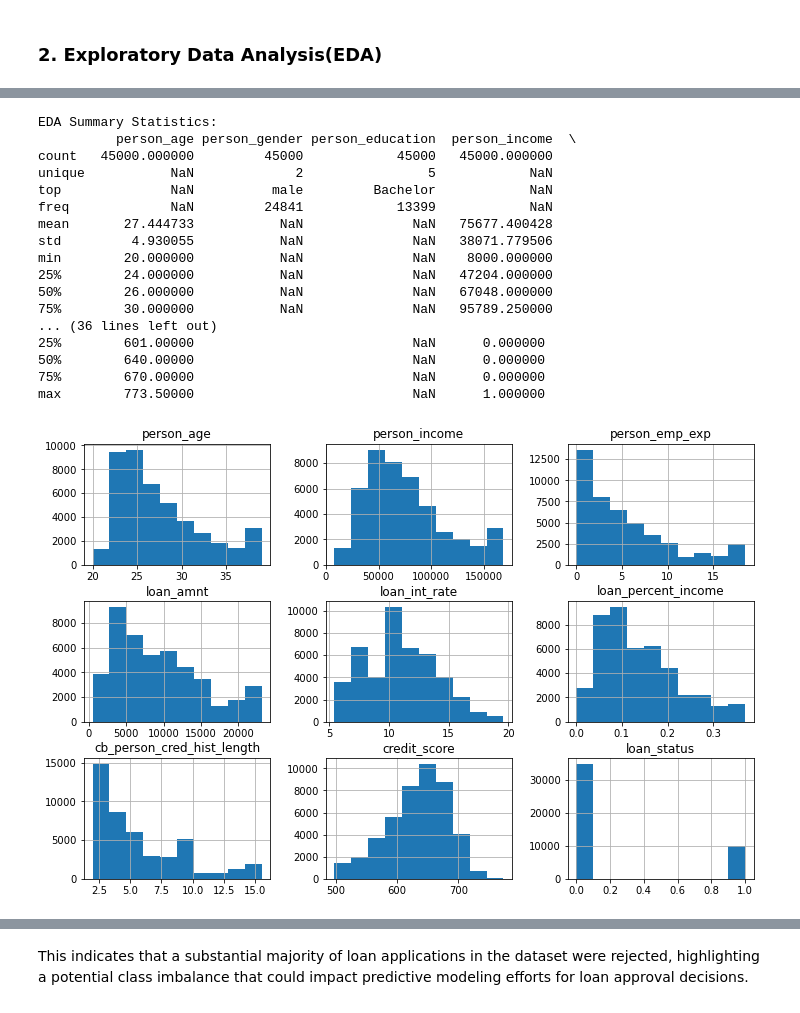
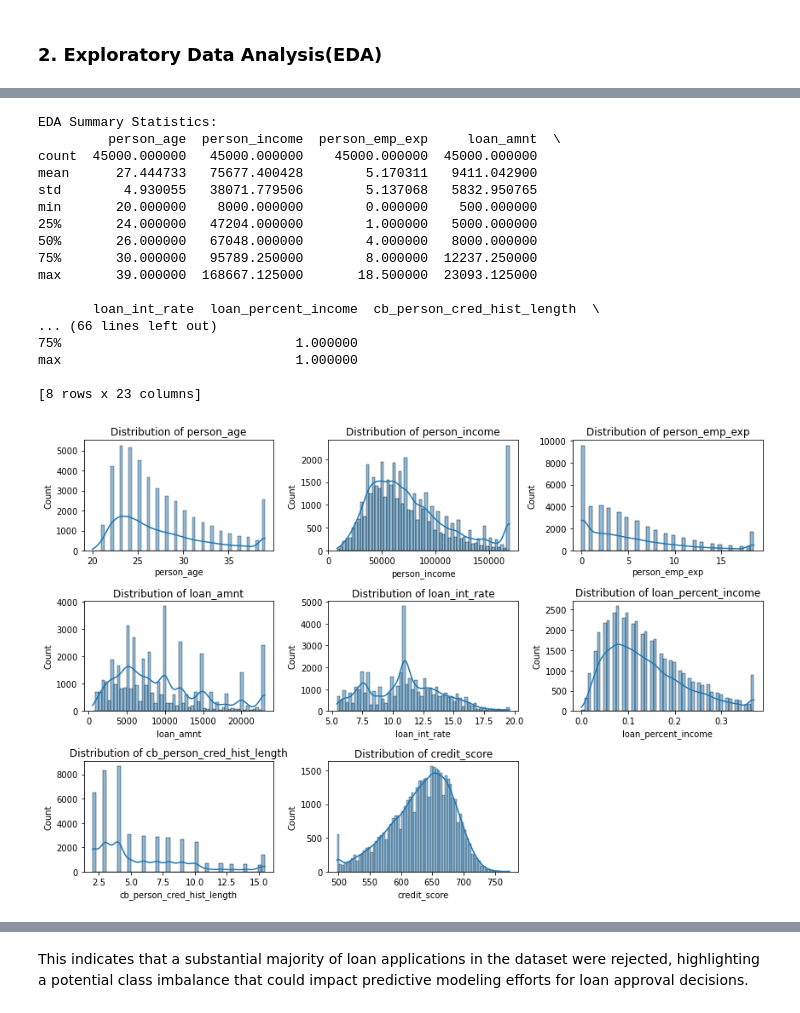
Before and after one commit to IAN-RIUA/Loan-Approval-Predictor, a Jupyter notebook: index.ipynb, the cells around one changed output, grey strips where cells are left out. Saved outputs shown, nothing was run; the diff lists cells and outputs as text; code cells hidden in the pictures.

```diff
--- a/index.ipynb
+++ b/index.ipynb
@@ -113,0 +147,7 @@ numeric_cols
+# %%
+# Assuming df_encoded is the DataFrame after one-hot encoding
+# Separate numerical and categorical/binary columns
+numerical_cols = ['person_age', 'person_income', 'person_emp_exp', 'loan_amnt',
+                  'loan_int_rate', 'loan_percent_income', 'cb_person_cred_hist_length',
+                  'credit_score']
+binary_cols = [col for col in df_encoded.columns if col not in numerical_cols and col != 'loan_status']
@@ -141,6 +220,6 @@ Cleaned data saved to 'cleaned_loan_data.csv'
 ### 2. Exploratory Data Analysis(EDA)
 # %%
 # Load the cleaned dataset
-df = pd.read_csv("cleaned_loan_data.csv")
-df
+df_encoded= pd.read_csv("cleaned_loan_data.csv")
+df_encoded
 # %% [output]
@@ -160,29 +239,33 @@ df
 # %%
 # Summary statistics
 print("EDA Summary Statistics:")
-print(df.describe(include='all'))
+print(df_encoded.describe(include='all'))
 # %% [output]
 EDA Summary Statistics:
-          person_age person_gender person_education  person_income  \
-count   45000.000000         45000            45000   45000.000000
-unique           NaN             2                5            NaN
-top              NaN          male         Bachelor            NaN
-freq             NaN         24841            13399            NaN
-mean       27.444733           NaN              NaN   75677.400428
-std         4.930055           NaN              NaN   38071.779506
-min        20.000000           NaN              NaN    8000.000000
-25%        24.000000           NaN              NaN   47204.000000
-50%        26.000000           NaN              NaN   67048.000000
-75%        30.000000           NaN              NaN   95789.250000
-... (36 lines left out)
-25%        601.00000                            NaN      0.000000
-50%        640.00000                            NaN      0.000000
-75%        670.00000                            NaN      0.000000
-max        773.50000                            NaN      1.000000
+         person_age  person_income  person_emp_exp     loan_amnt  \
+count  45000.000000   45000.000000    45000.000000  45000.000000
+mean      27.444733   75677.400428        5.170311   9411.042900
+std        4.930055   38071.779506        5.137068   5832.950765
+min       20.000000    8000.000000        0.000000    500.000000
+25%       24.000000   47204.000000        1.000000   5000.000000
+50%       26.000000   67048.000000        4.000000   8000.000000
+75%       30.000000   95789.250000        8.000000  12237.250000
+max       39.000000  168667.125000       18.500000  23093.125000
+
+       loan_int_rate  loan_percent_income  cb_person_cred_hist_length  \
+... (66 lines left out)
+75%                              1.000000
+max                              1.000000
+
+[8 rows x 23 columns]
 # %%
-# Plot histograms for numerical features
-
-df.hist(figsize=(12, 8))
+#Visualize Distribution of Key Numerical Columns
+plt.figure(figsize=(12, 8))
+for i, col in enumerate(numerical_cols, 1):
+    plt.subplot(3, 3, i)
+    sns.histplot(df_encoded[col], kde=True)
+    plt.title(f'Distribution of {col}')
+    plt.tight_layout()
 plt.show()
 # %% [output]
-[figure, old version]
+[figure, new version]
```
Also changed, not shown: parts of 33 cells of this notebook, 2 other files.
